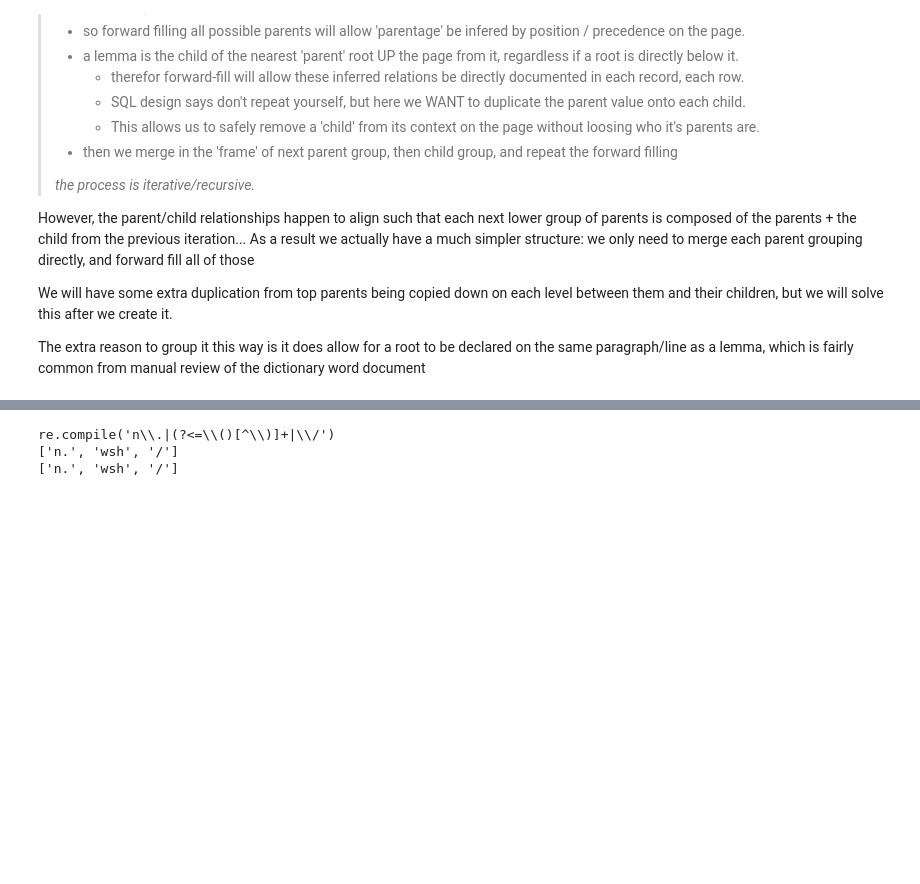
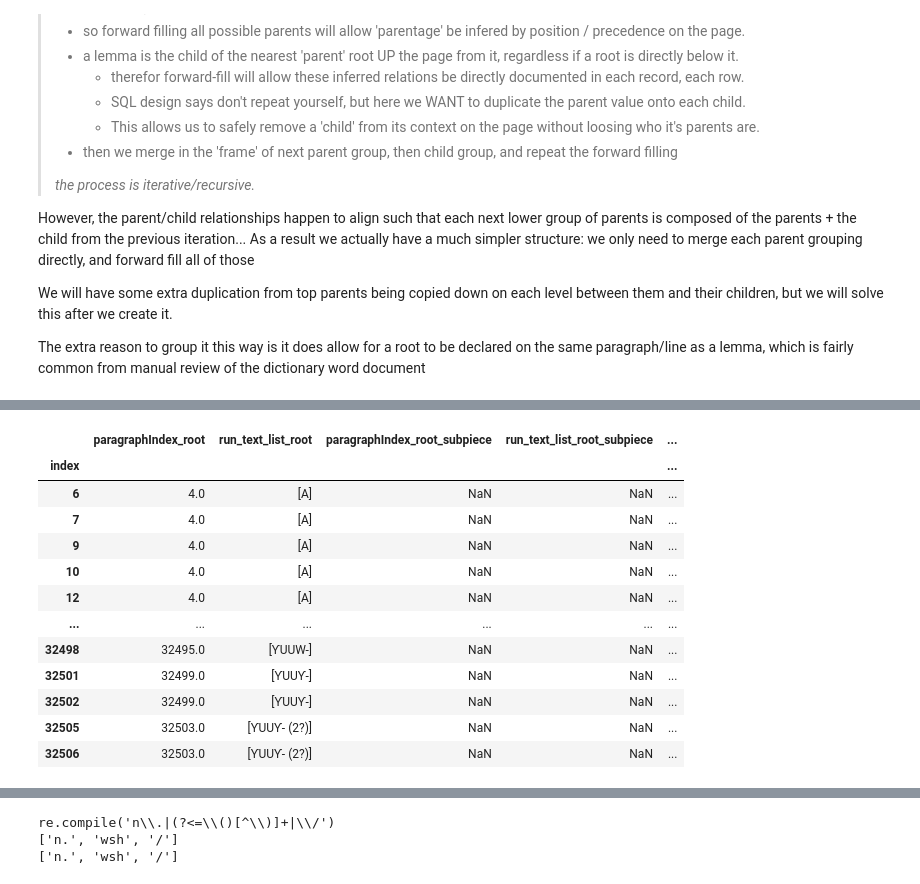
Before and after one commit to Guinean/Pular-Wordnet, a Jupyter notebook: pydantic_dictionary_frame_fork.ipynb, the cells around one changed output, grey strips where cells are left out. Saved outputs shown, nothing was run; the diff lists cells and outputs as text; code cells hidden in the pictures; blank space fills up the shorter version.

```diff
--- a/pydantic_dictionary_frame_fork.ipynb
+++ b/pydantic_dictionary_frame_fork.ipynb
@@ -209,0 +355,79 @@ Index(['paragraphIndex', 'cleaner_success_outcomes', 'is_root', 'root_text',
+# %%
+paragraphRecordsFrame.columns
+cols = [
+   'paragraphIndex_main_root',
+   'is_main_root',
+   'text_main_root',
+   'mask_main_root',
+   'run_text_list_main_root',
+   'paragraphIndex_any_root',
+   'is_any_root',
+   'text_any_root',
+   'mask_any_root',
+   'run_text_list_any_root',
+   'paragraphIndex_any_entity',
+   'is_any_entity',
+   'text_any_entity',
+   'mask_any_entity',
+   'run_text_list_any_entity',
+   'paragraphIndex']
+
+expunge_root_from_subroot = [
+   'paragraphIndex_any_root',
+   'is_any_root',
+   'text_any_root',
+   'mask_any_root',
+   'run_text_list_any_root',
+   # 'paragraphIndex_any_entity',
+   # 'is_any_entity',
+   # 'text_any_entity',
+   # 'mask_any_entity',
+   # 'run_text_list_any_entity',
+   ]
+drop_cols = [
+   # 'paragraphIndex_main_root',
+   'is_main_root',
+   'text_main_root',
+   'mask_main_root',
+   # 'run_text_list_main_root',
+   # 'paragraphIndex_any_root',
+   'is_any_root',
+   'text_any_root',
+   'mask_any_root',
+   # 'run_text_list_any_root',
+   # 'paragraphIndex_any_entity',
+   'is_any_entity',
+   # 'text_any_entity',
+   # 'mask_any_entity',
+   # 'run_text_list_any_entity',
+   # 'paragraphIndex'
+   ]
+
+colsnewnames = [
+   'paragraphIndex_root',
+   # 'is_main_root',
+   # 'text_main_root',
+   # 'mask_main_root',
+   'run_text_list_root',
+   'paragraphIndex_root_subpiece',
+   # 'is_any_root',
+   # 'text_any_root',
+   # 'mask_any_root',
+   'run_text_list_root_subpiece',
+   'paragraphIndex_lemma',
+   # 'is_any_entity',
+   'text_lemma',
+   'mask_lemma',
+   'run_text_list_lemma',
+   'paragraphIndex_paragraph',
+   'run_text_list_paragraph'
+   ]
+paragraphRecordsFrame['run_text_list_paragraph'] = paragraphRecordsFrame['paragraphIndex'].apply(lambda x: parsed_object_lookup[x].run_text)
+
+test_frame = paragraphRecordsFrame.copy(deep=True)
+test_frame.loc[test_frame['is_any_root']=='root',expunge_root_from_subroot] = np.nan
+print(test_frame.columns)
+test_frame.drop(drop_cols, axis = 1, inplace=True)
+test_frame.columns = colsnewnames
+test_frame
+# %% [output]
@@ -209,0 +445,13 @@ Index(['paragraphIndex', 'cleaner_success_outcomes', 'is_root', 'root_text',
+|  | paragraphIndex_root | run_text_list_root | paragraphIndex_root_subpiece | run_text_list_root_subpiece | ... |
+| index |  |  |  |  | ... |
+| 6 | 4.0 | [A] | NaN | NaN | ... |
+| 7 | 4.0 | [A] | NaN | NaN | ... |
+| 9 | 4.0 | [A] | NaN | NaN | ... |
+| 10 | 4.0 | [A] | NaN | NaN | ... |
+| 12 | 4.0 | [A] | NaN | NaN | ... |
+| ... | ... | ... | ... | ... | ... |
+| 32498 | 32495.0 | [ƳUUW-] | NaN | NaN | ... |
+| 32501 | 32499.0 | [ƳUUƳ-] | NaN | NaN | ... |
+| 32502 | 32499.0 | [ƳUUƳ-] | NaN | NaN | ... |
+| 32505 | 32503.0 | [ƳUUƳ- (2?)] | NaN | NaN | ... |
+| 32506 | 32503.0 | [ƳUUƳ- (2?)] | NaN | NaN | ... |
```
Also changed, not shown: parts of 20 cells of this notebook, 2 other files.
